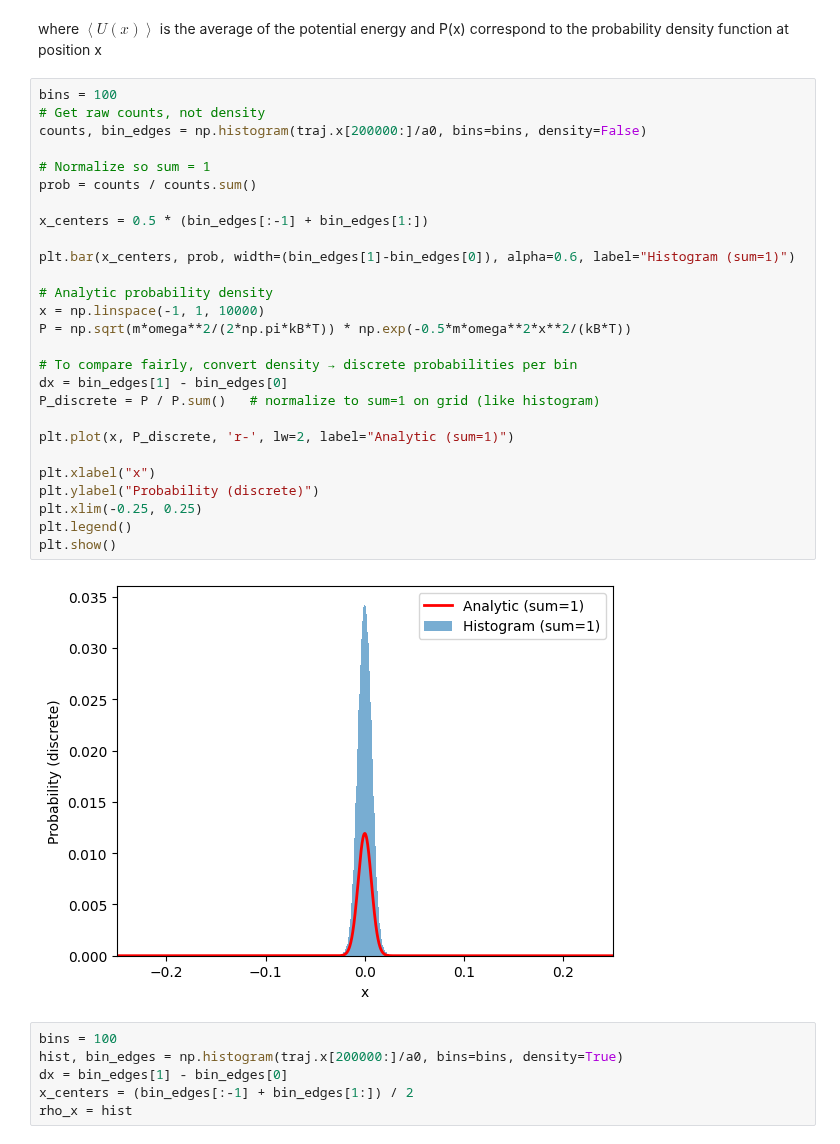
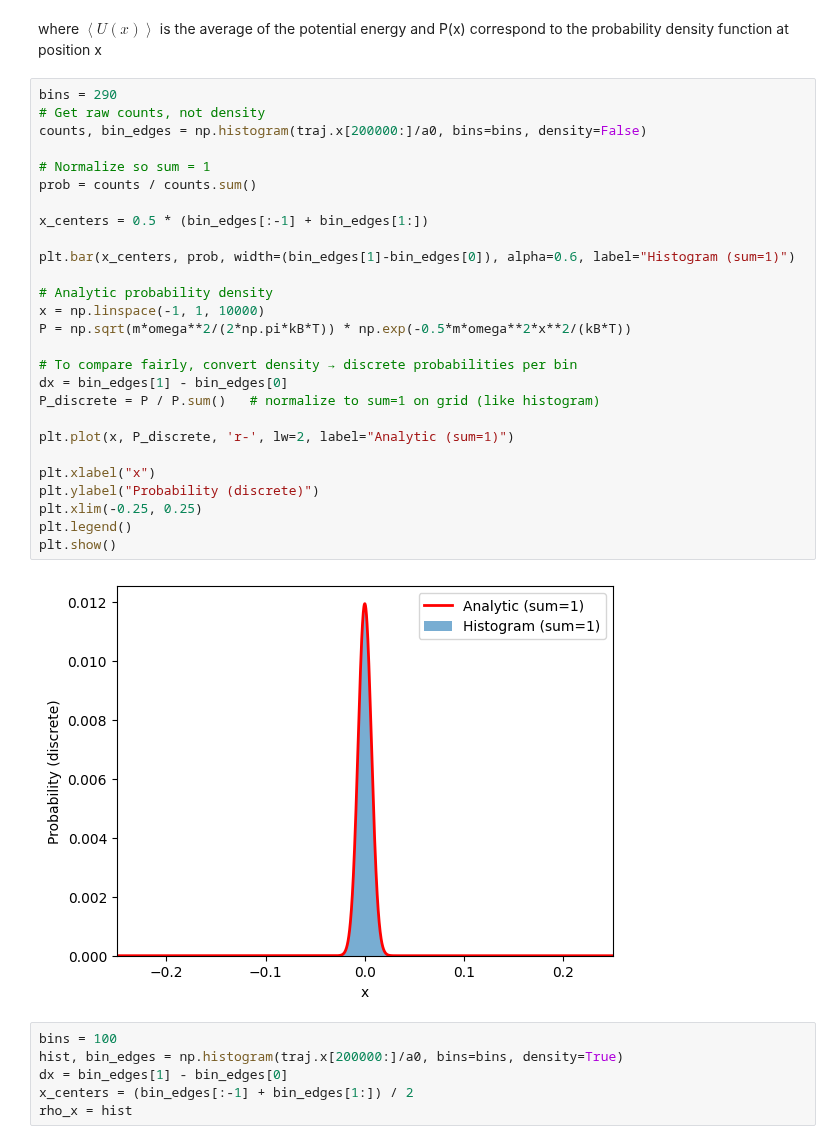
Before and after one commit to ccastilloo/ToyMD, a Jupyter notebook: canonical_lab.ipynb, the cells around one changed output. Saved outputs shown, nothing was run; the diff lists cells and outputs as text.

```diff
--- a/canonical_lab.ipynb
+++ b/canonical_lab.ipynb
@@ -174,34 +174,34 @@ $$F_{conf} = \left\langle U(x) \right\rangle + k_{B}T\int\ln({P(x)})P(x)$$
 # %% [markdown]
 where $\left\langle U(x) \right\rangle$ is the average of the potential energy and P(x) correspond to the probability density function at position x
 # %%
-bins = 100
+bins = 290
 # Get raw counts, not density
 counts, bin_edges = np.histogram(traj.x[200000:]/a0, bins=bins, density=False)
 
 # Normalize so sum = 1
 prob = counts / counts.sum()
 
 x_centers = 0.5 * (bin_edges[:-1] + bin_edges[1:])
 
 plt.bar(x_centers, prob, width=(bin_edges[1]-bin_edges[0]), alpha=0.6, label="Histogram (sum=1)")
 
 # Analytic probability density
 x = np.linspace(-1, 1, 10000)
 P = np.sqrt(m*omega**2/(2*np.pi*kB*T)) * np.exp(-0.5*m*omega**2*x**2/(kB*T))
 
 # To compare fairly, convert density → discrete probabilities per bin
 dx = bin_edges[1] - bin_edges[0]
 P_discrete = P / P.sum()   # normalize to sum=1 on grid (like histogram)
 
 plt.plot(x, P_discrete, 'r-', lw=2, label="Analytic (sum=1)")
 
 plt.xlabel("x")
 plt.ylabel("Probability (discrete)")
 plt.xlim(-0.25, 0.25)
 plt.legend()
 plt.show()
 # %% [output]
-[figure, old version]
+[figure, new version]
 # %%
 bins = 100
 hist, bin_edges = np.histogram(traj.x[200000:]/a0, bins=bins, density=True)
```
Also changed, not shown: 2 other files.
